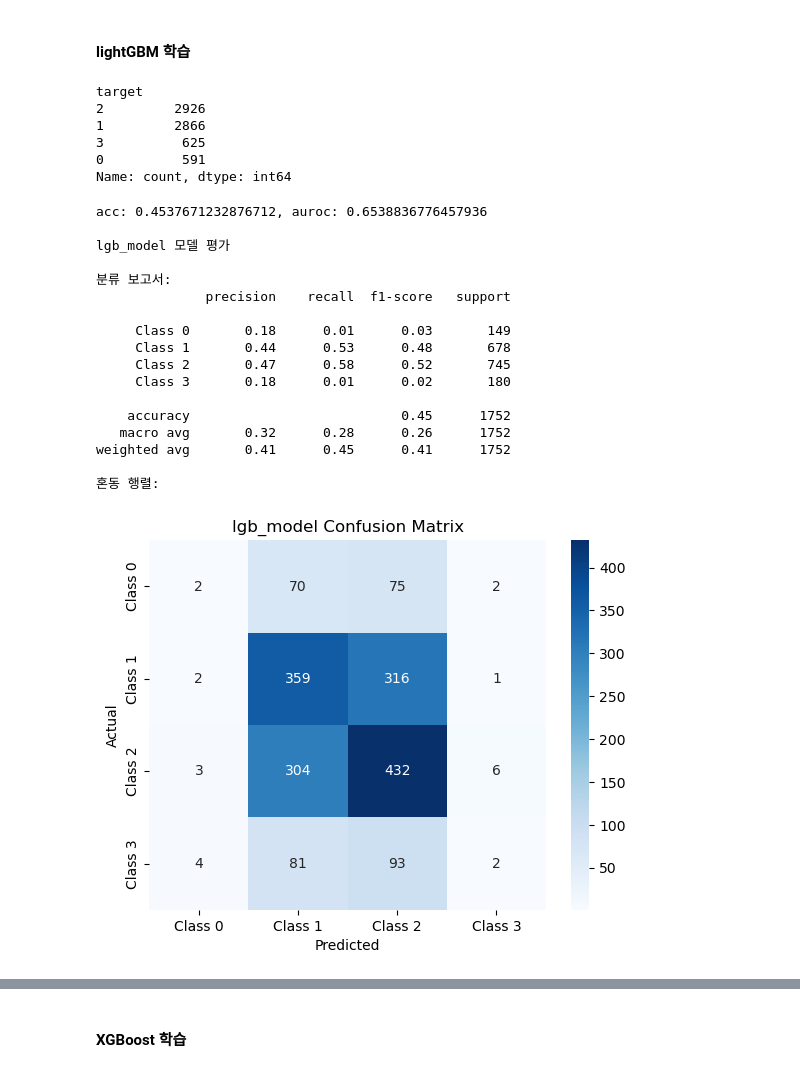
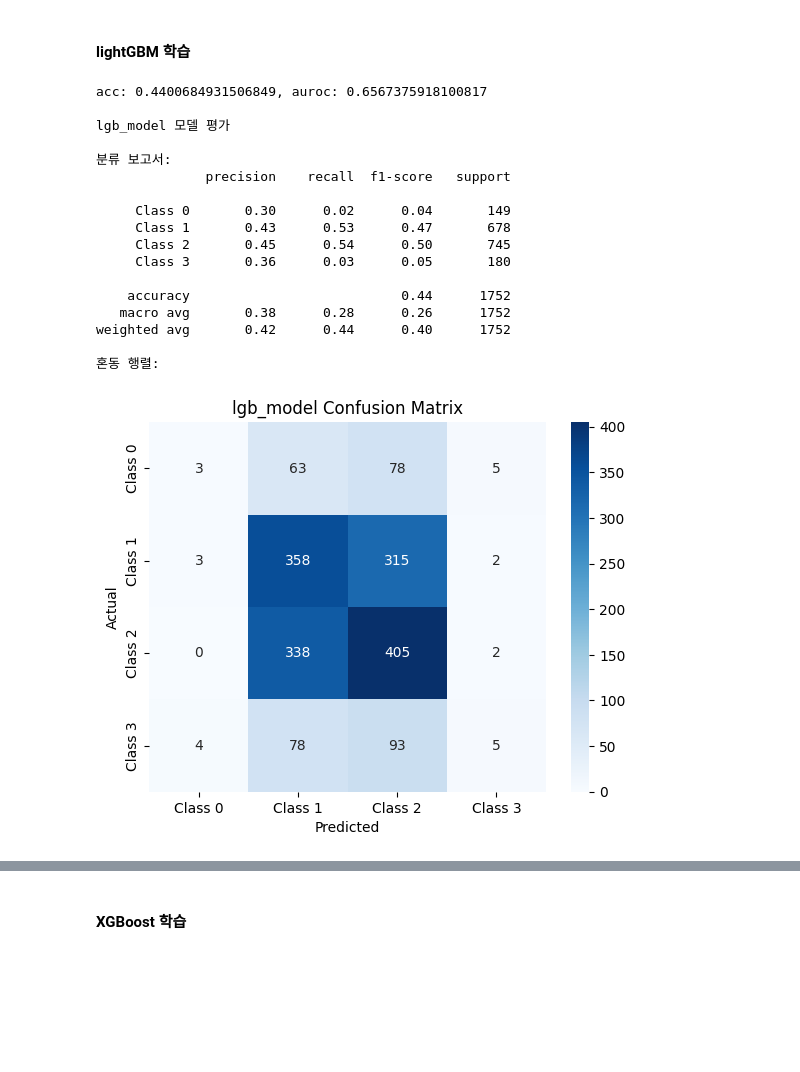
Before and after one commit to boostcampaitech7/level1-classificationinmachinelearning-recsys-08, a Jupyter notebook: src/baseline_ensenble_clean.ipynb, the cells around one changed output, grey strips where cells are left out. Saved outputs shown, nothing was run; the diff lists cells and outputs as text; code cells hidden in the pictures; blank space fills up the shorter version.

```diff
--- a/src/baseline_ensenble_clean.ipynb
+++ b/src/baseline_ensenble_clean.ipynb
@@ -167,0 +185,4 @@ conti_cols = [_ for _ in df.columns if _ not in ["ID", "target", "_type"]] + [
+# %%
+# 불필요한 접두사 제거
+df.columns = df.columns.str.replace('hourly_market-data_|hourly_network-data_', '', regex=True)
+display(df.columns)
@@ -167,0 +210,4 @@ conti_cols = [_ for _ in df.columns if _ not in ["ID", "target", "_type"]] + [
+# %%
+# 제공된 피처 엔지니어링 적용
+df = ft.make_baseline_extra(df)
+df['liquidation_diff'] # 확인
@@ -207,0 +321,25 @@ shift_list = ft.make_shift(
+# %%
+# # # # # # #
+# 카테고리, 날짜, 롤링, 수치형 피처 분류
+category_cols: List[str] = ["liquidation_diffg", "liquidation_usd_diffg", "volume_diffg"]
+date_columns = ['ID', 'year', 'month', 'week', 'day_of_week', 'hour']
+rolling_columns = [col for col in df.columns if 'rolling' in col]  # 'rolling'이 포함된 피처
+conti_cols: List[str] = [col for col in df.columns if col not in category_cols + date_columns + rolling_columns + ['target', '_type']]
+
+# 모든 수치형 피처에 대해 지수 이동 평균(EMA) 및 웨이브렛 변환(WT) 계산 후 한 번에 추가
+ema_features = {}
+wt_features = {}
+
+for c in conti_cols:
+    ema_features[c + "_moving_avg_7"] = ft.make_EMA(df, c, 7)  # EMA 계산
+    wt_features[c + "WT"] = ft.make_WT(df, c)  # WT 계산
+
+# 딕셔너리로 생성된 피처들을 DataFrame으로 변환한 후 한 번에 추가
+ema_df = pd.DataFrame(ema_features)
+wt_df = pd.DataFrame(wt_features)
+df = pd.concat([df, ema_df, wt_df], axis=1)
+
+# 최대 24시간의 shift 피처를 계산
+shift_list = make_shift_feature(
+    df=df, conti_cols=conti_cols, intervals=[_ for _ in range(1, 24)]
+)
@@ -229,23 +423,22 @@ x_train, x_valid, y_train, y_valid = train_test_split(
-# %%
-pd.DataFrame(y_train).value_counts()
-# %% [output]
-target
-2         2926
-1         2866
-3          625
-0          591
-Name: count, dtype: int64
 # %%
+# train_test_split 으로 valid set, train set 분리
+x_train, x_valid, y_train, y_valid = train_test_split(
+    train_df.drop(["target", "ID"], axis = 1),
+    train_df["targest"].astype(int),
+    test_size=0.2,
+    random_state=42,
+)
+
 # lgb dataset
 train_data = lgb.Dataset(x_train, label=y_train)
 valid_data = lgb.Dataset(x_valid, label=y_valid, reference=train_data)
 
-# lgb params
+# lgb params (베이스라인 코드의 기본 파라미터임)
 params = {
     "boosting_type": "gbdt",
     "objective": "multiclass",
     "metric": "multi_logloss",
-    "num_class": 4,
+    "num_class": 4,s
     "num_leaves": 50,
     "learning_rate": 0.05,
     "n_estimators": 30,
@@ -255,42 +448,42 @@ params = {
 
 # lgb train
 lgb_model = lgb.train(
     params=params,
     train_set=train_data,
     valid_sets=valid_data,
 )
 
 # lgb predict
 y_valid_pred = lgb_model.predict(x_valid)
 y_valid_pred_class = np.argmax(y_valid_pred, axis = 1)
 
 # score check
 accuracy = accuracy_score(y_valid, y_valid_pred_class)
 auroc = roc_auc_score(y_valid, y_valid_pred, multi_class="ovr")
 
 print(f"acc: {accuracy}, auroc: {auroc}")
 
 # 추가된 confusion matrix 구현 부분
 evaluate_model(y_valid, y_valid_pred_class, "lgb_model")
 # %% [output]
-acc: 0.4537671232876712, auroc: 0.6538836776457936
+acc: 0.4400684931506849, auroc: 0.6567375918100817
 
 lgb_model 모델 평가
 
 분류 보고서:
               precision    recall  f1-score   support
 
-     Class 0       0.18      0.01      0.03       149
-     Class 1       0.44      0.53      0.48       678
-     Class 2       0.47      0.58      0.52       745
-     Class 3       0.18      0.01      0.02       180
+     Class 0       0.30      0.02      0.04       149
+     Class 1       0.43      0.53      0.47       678
+     Class 2       0.45      0.54      0.50       745
+     Class 3       0.36      0.03      0.05       180
 
-    accuracy                           0.45      1752
-   macro avg       0.32      0.28      0.26      1752
-weighted avg       0.41      0.45      0.41      1752
+    accuracy                           0.44      1752
+   macro avg       0.38      0.28      0.26      1752
+weighted avg       0.42      0.44      0.40      1752
 
 혼동 행렬:
-[figure, old version]
+[figure, new version]
 # %%
 # from lightgbm import LGBMClassifier
 
```
Also changed, not shown: parts of 27 cells of this notebook.
